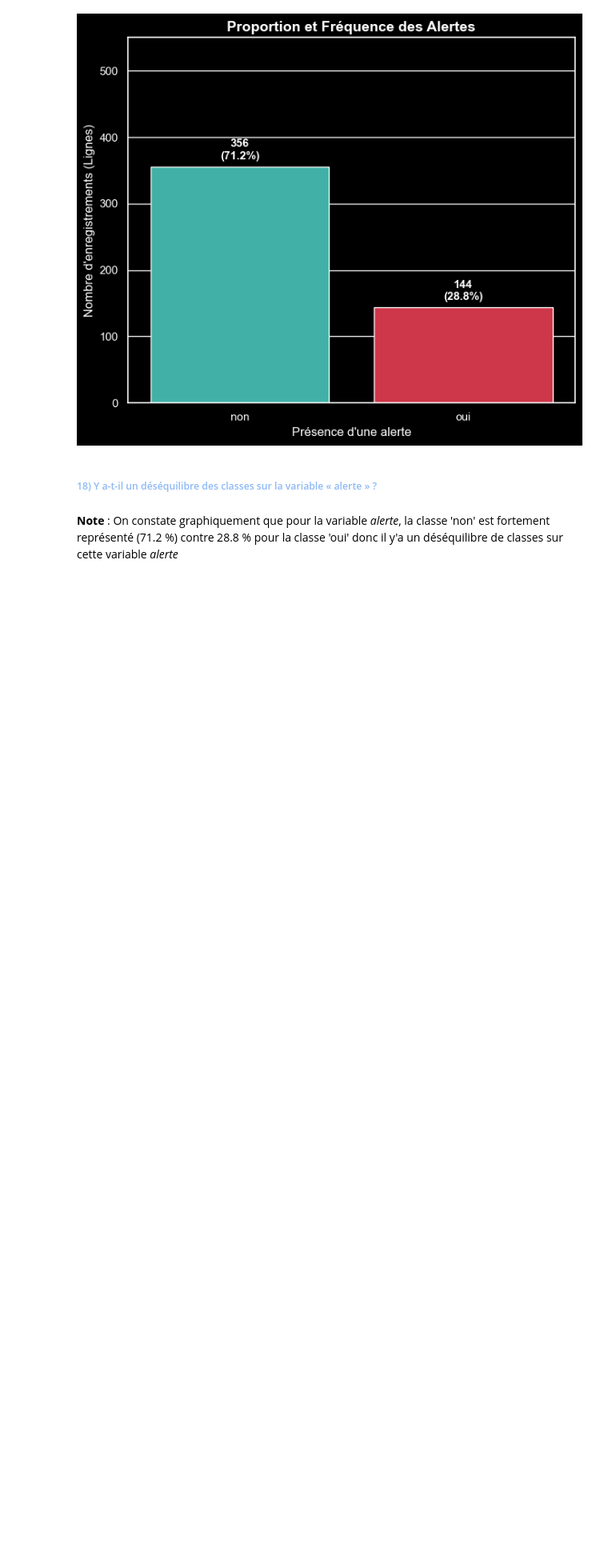
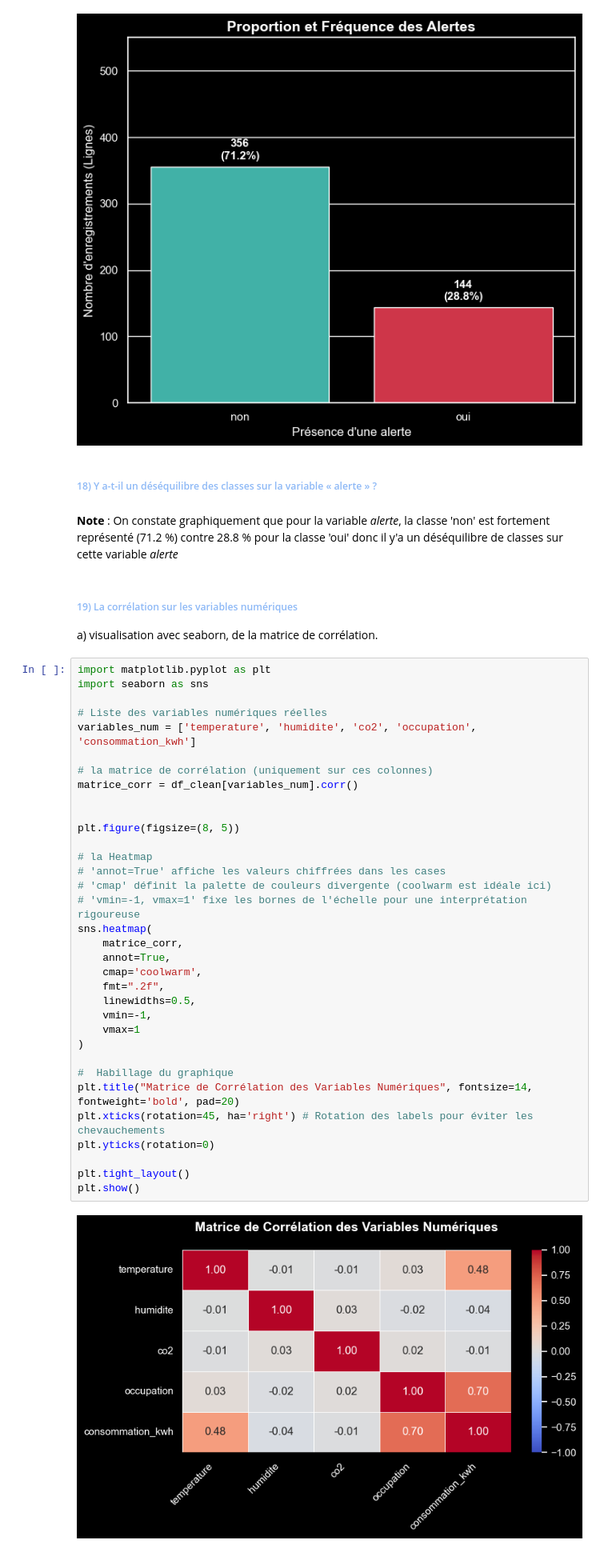
Before and after one commit to cheikhahmedtidiane/atelier_prepa_donnees_tab, a Jupyter notebook: atelier_prepa_donnees_tab/notebooks/atelier_prepa_donnees_tab.ipynb, the cells around one changed output. Shown at 80% size. Drawn from its saved outputs; the diff is of its cells as text; blank space fills up the shorter version.

Commit message:
Partie 1 – Exploration des données : 19) la corrélation sur les variables numériques et Interpretation

```diff
--- a/atelier_prepa_donnees_tab/notebooks/atelier_prepa_donnees_tab.ipynb
+++ b/atelier_prepa_donnees_tab/notebooks/atelier_prepa_donnees_tab.ipynb
@@ -997,3 +997,43 @@ Passing `palette` without assigning `hue` is deprecated and will be removed in v
 ##### <span style="color: #8eb9f6">18) Y a-t-il un déséquilibre des classes sur la variable « alerte » ?</span>
 # %% [markdown]
 __Note__ : On constate graphiquement que pour la variable _alerte_, la classe 'non' est fortement représenté (71.2 %) contre 28.8 % pour la classe 'oui' donc il y'a un déséquilibre de classes sur cette variable _alerte_
+# %% [markdown]
+##### <span style="color: #8eb9f6">19) La corrélation sur les variables numériques</span>
+
+a) visualisation avec seaborn, de la matrice de corrélation.
+# %%
+import matplotlib.pyplot as plt
+import seaborn as sns
+
+# Liste des variables numériques réelles
+variables_num = ['temperature', 'humidite', 'co2', 'occupation', 'consommation_kwh']
+
+# la matrice de corrélation (uniquement sur ces colonnes)
+matrice_corr = df_clean[variables_num].corr()
+
+
+plt.figure(figsize=(8, 5))
+
+# la Heatmap
+# 'annot=True' affiche les valeurs chiffrées dans les cases
+# 'cmap' définit la palette de couleurs divergente (coolwarm est idéale ici)
+# 'vmin=-1, vmax=1' fixe les bornes de l'échelle pour une interprétation rigoureuse
+sns.heatmap(
+    matrice_corr,
+    annot=True,
+    cmap='coolwarm',
+    fmt=".2f",
+    linewidths=0.5,
+    vmin=-1,
+    vmax=1
+)
+
+#  Habillage du graphique
+plt.title("Matrice de Corrélation des Variables Numériques", fontsize=14, fontweight='bold', pad=20)
+plt.xticks(rotation=45, ha='right') # Rotation des labels pour éviter les chevauchements
+plt.yticks(rotation=0)
+
+plt.tight_layout()
+plt.show()
+# %% [output]
+[figure, added]
```
Also changed, not shown: parts of 1 cell of this notebook.
